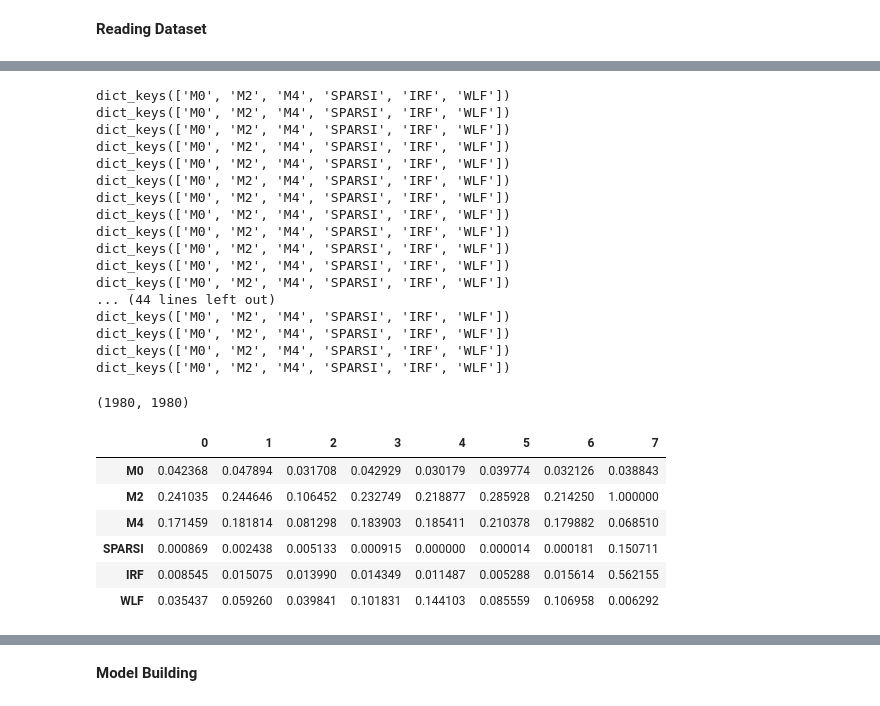
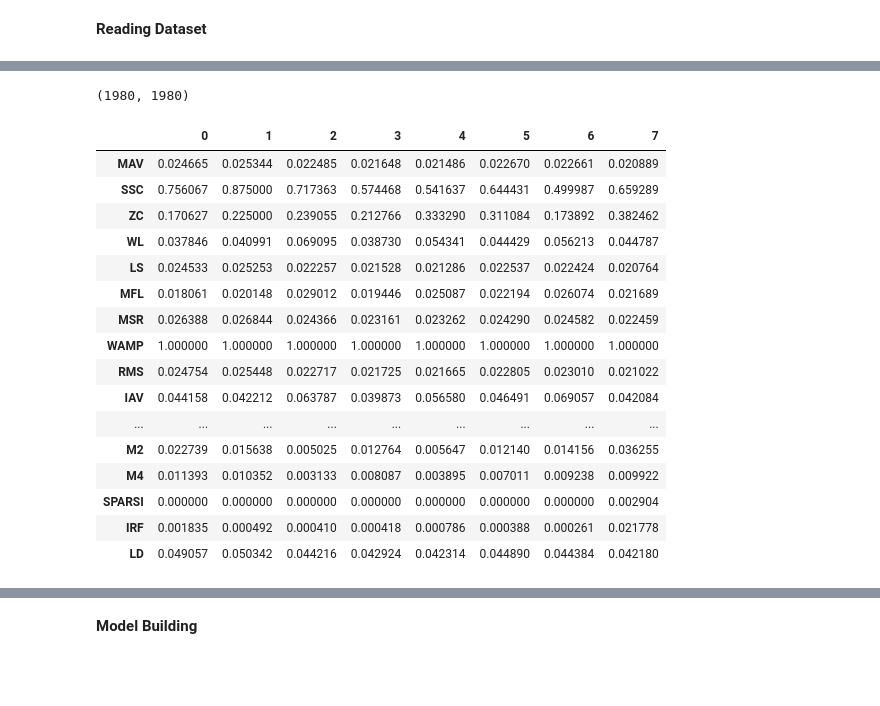
Before and after one commit to suvashsumon/My_Thesis_Experiments, a Jupyter notebook: Experiment_5_CNN_With_Extracted_Features.ipynb, the cells around one changed output, grey strips where cells are left out. Saved outputs shown, nothing was run; the diff lists cells and outputs as text; code cells hidden in the pictures; blank space fills up the shorter version.

```diff
--- a/Experiment_5_CNN_With_Extracted_Features.ipynb
+++ b/Experiment_5_CNN_With_Extracted_Features.ipynb
@@ -65,4 +66,10 @@ persons = ["Arifa", "Arnob", "Ashis", "Bayezid", "Bushra", "Choity_new", "Eftekh
 # %%
 def get_gesture_label(gesture):
   return gestures_label [gesture];
+# %%
+def scaleTo01(matrix):
+  scaler = MinMaxScaler()
+  scaler.fit(matrix)
+  scaled_matrix = scaler.transform(matrix)
+  return scaled_matrix
 # %%
@@ -101,9 +103,9 @@ def get_processed_data(matfilepath, gesture):
   values = np.transpose(matdata['value'])
   # remove the first 3000 values
   values = values[3000:]
-  return feature_extraction(values, gesture)
+  return feature_extraction(values, gesture, feature_list)
 # %%
-def get_input(persons, gestures, orientaion="Rest"):
+def get_input(persons, gestures, feature_list, orientaion="Rest"):
   input_array = []
   input_gest = []
   for person in persons:
@@ -116,26 +118,29 @@ def get_input(persons, gestures, orientaion="Rest"):
         input_array = input_array + processed_matrix
         input_gest = input_gest + gesture_array
   return input_array, input_gest
-# %%
-X, Y = get_input(['Arifa'], gestures)
-# %% [output]
-dict_keys(['M0', 'M2', 'M4', 'SPARSI', 'IRF', 'WLF'])
-dict_keys(['M0', 'M2', 'M4', 'SPARSI', 'IRF', 'WLF'])
-dict_keys(['M0', 'M2', 'M4', 'SPARSI', 'IRF', 'WLF'])
-dict_keys(['M0', 'M2', 'M4', 'SPARSI', 'IRF', 'WLF'])
-dict_keys(['M0', 'M2', 'M4', 'SPARSI', 'IRF', 'WLF'])
-dict_keys(['M0', 'M2', 'M4', 'SPARSI', 'IRF', 'WLF'])
-dict_keys(['M0', 'M2', 'M4', 'SPARSI', 'IRF', 'WLF'])
-dict_keys(['M0', 'M2', 'M4', 'SPARSI', 'IRF', 'WLF'])
-dict_keys(['M0', 'M2', 'M4', 'SPARSI', 'IRF', 'WLF'])
-dict_keys(['M0', 'M2', 'M4', 'SPARSI', 'IRF', 'WLF'])
-dict_keys(['M0', 'M2', 'M4', 'SPARSI', 'IRF', 'WLF'])
-dict_keys(['M0', 'M2', 'M4', 'SPARSI', 'IRF', 'WLF'])
-... (44 lines left out)
-dict_keys(['M0', 'M2', 'M4', 'SPARSI', 'IRF', 'WLF'])
-dict_keys(['M0', 'M2', 'M4', 'SPARSI', 'IRF', 'WLF'])
-dict_keys(['M0', 'M2', 'M4', 'SPARSI', 'IRF', 'WLF'])
-dict_keys(['M0', 'M2', 'M4', 'SPARSI', 'IRF', 'WLF'])
+# %%
+feature_list = [
+    'MAV',
+    'SSC',
+    'ZC',
+    'WL',
+    'LS',
+    'MFL',
+    'MSR',
+    'WAMP',
+    'RMS',
+    'IAV',
+    'DASDV',
+    'VAR',
+    'M0',
+    'M2',
+    'M4',
+    'SPARSI',
+    'IRF',
+    # 'WLR',
+    'LD',
+]
+X, Y = get_input(['Arifa'], gestures, feature_list)
 # %%
 len(X), len(Y)
 # %% [output]
@@ -143,17 +148,27 @@ len(X), len(Y)
 # %%
 #
 df = pd.DataFrame(X[0])
-index = pd.Index(['M0', 'M2', 'M4', 'SPARSI', 'IRF', 'WLF'])
+index = pd.Index(feature_list)
 df = df.set_index(index)
 df
 # %% [output]
 |  | 0 | 1 | 2 | 3 | 4 | 5 | 6 | 7 |
-| M0 | 0.042368 | 0.047894 | 0.031708 | 0.042929 | 0.030179 | 0.039774 | 0.032126 | 0.038843 |
-| M2 | 0.241035 | 0.244646 | 0.106452 | 0.232749 | 0.218877 | 0.285928 | 0.214250 | 1.000000 |
-| M4 | 0.171459 | 0.181814 | 0.081298 | 0.183903 | 0.185411 | 0.210378 | 0.179882 | 0.068510 |
-| SPARSI | 0.000869 | 0.002438 | 0.005133 | 0.000915 | 0.000000 | 0.000014 | 0.000181 | 0.150711 |
-| IRF | 0.008545 | 0.015075 | 0.013990 | 0.014349 | 0.011487 | 0.005288 | 0.015614 | 0.562155 |
-| WLF | 0.035437 | 0.059260 | 0.039841 | 0.101831 | 0.144103 | 0.085559 | 0.106958 | 0.006292 |
+| MAV | 0.024665 | 0.025344 | 0.022485 | 0.021648 | 0.021486 | 0.022670 | 0.022661 | 0.020889 |
+| SSC | 0.756067 | 0.875000 | 0.717363 | 0.574468 | 0.541637 | 0.644431 | 0.499987 | 0.659289 |
+| ZC | 0.170627 | 0.225000 | 0.239055 | 0.212766 | 0.333290 | 0.311084 | 0.173892 | 0.382462 |
+| WL | 0.037846 | 0.040991 | 0.069095 | 0.038730 | 0.054341 | 0.044429 | 0.056213 | 0.044787 |
+| LS | 0.024533 | 0.025253 | 0.022257 | 0.021528 | 0.021286 | 0.022537 | 0.022424 | 0.020764 |
+| MFL | 0.018061 | 0.020148 | 0.029012 | 0.019446 | 0.025087 | 0.022194 | 0.026074 | 0.021689 |
+| MSR | 0.026388 | 0.026844 | 0.024366 | 0.023161 | 0.023262 | 0.024290 | 0.024582 | 0.022459 |
+| WAMP | 1.000000 | 1.000000 | 1.000000 | 1.000000 | 1.000000 | 1.000000 | 1.000000 | 1.000000 |
+| RMS | 0.024754 | 0.025448 | 0.022717 | 0.021725 | 0.021665 | 0.022805 | 0.023010 | 0.021022 |
+| IAV | 0.044158 | 0.042212 | 0.063787 | 0.039873 | 0.056580 | 0.046491 | 0.069057 | 0.042084 |
+| ... | ... | ... | ... | ... | ... | ... | ... | ... |
+| M2 | 0.022739 | 0.015638 | 0.005025 | 0.012764 | 0.005647 | 0.012140 | 0.014156 | 0.036255 |
+| M4 | 0.011393 | 0.010352 | 0.003133 | 0.008087 | 0.003895 | 0.007011 | 0.009238 | 0.009922 |
+| SPARSI | 0.000000 | 0.000000 | 0.000000 | 0.000000 | 0.000000 | 0.000000 | 0.000000 | 0.002904 |
+| IRF | 0.001835 | 0.000492 | 0.000410 | 0.000418 | 0.000786 | 0.000388 | 0.000261 | 0.021778 |
+| LD | 0.049057 | 0.050342 | 0.044216 | 0.042924 | 0.042314 | 0.044890 | 0.044384 | 0.042180 |
 # %%
 X = np.array(X)
 Y = np.array(Y)
```
Also changed, not shown: parts of 13 cells of this notebook.
